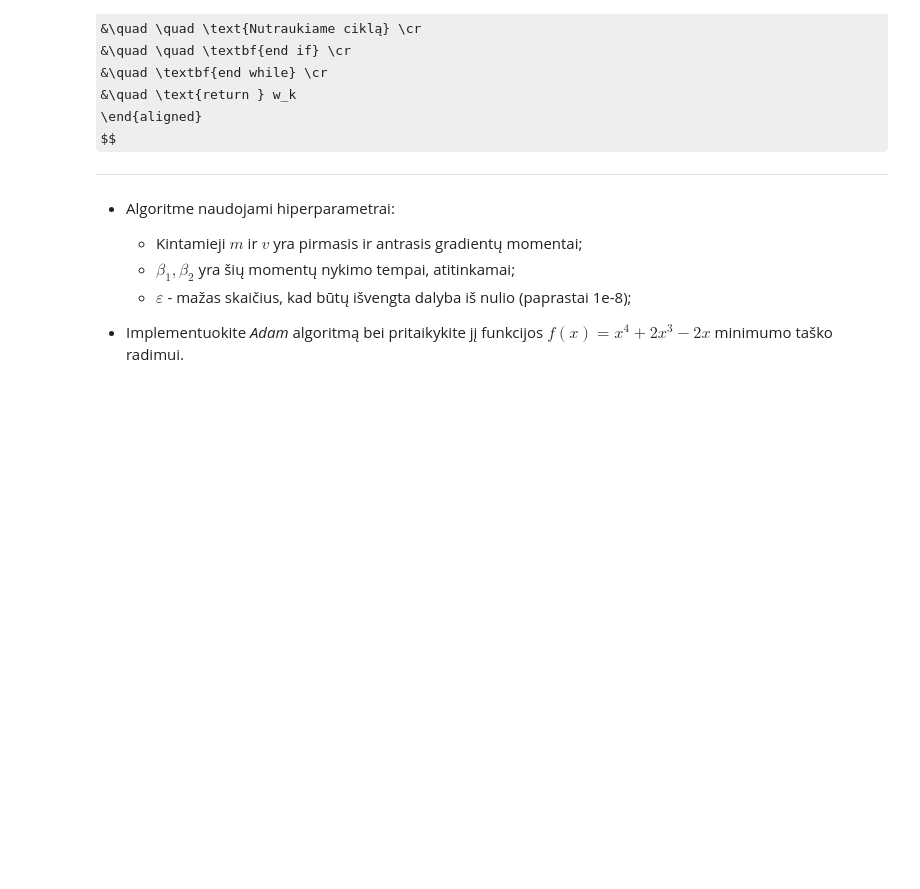
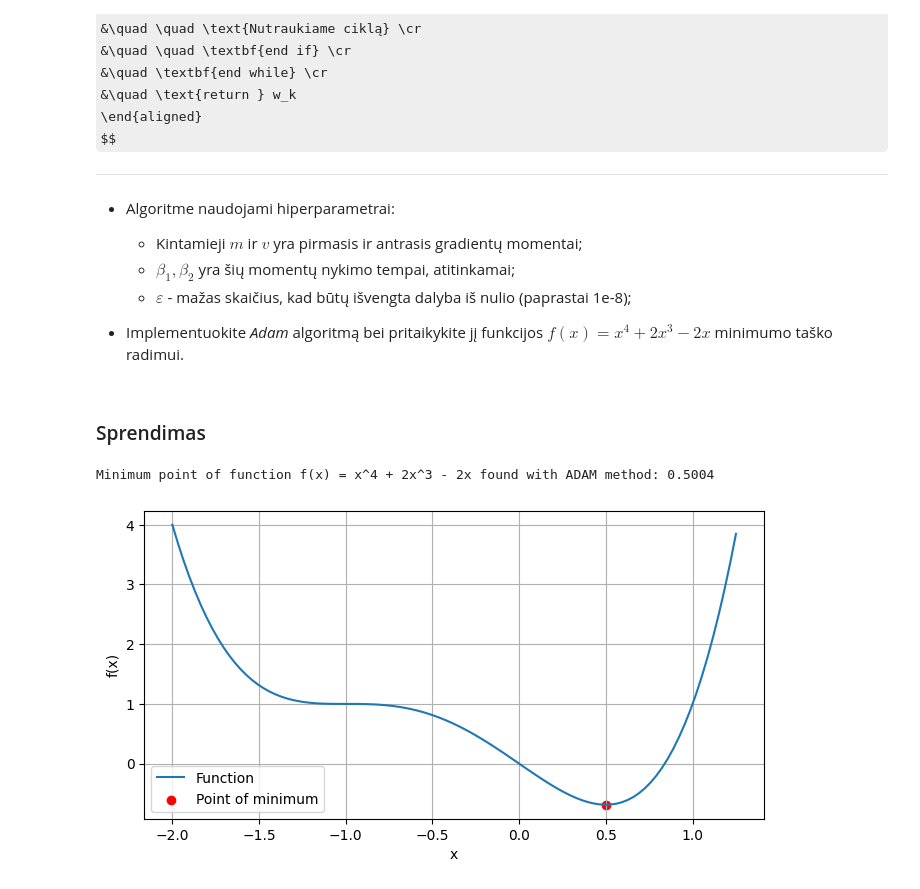
Before and after one commit to ugniusalekna/intro-to-ml, a Jupyter notebook: docs/_sources/notebooks/3-truputis-teorijos.ipynb, the cells around one changed output. Saved outputs shown, nothing was run; the diff lists cells and outputs as text; code cells hidden in the pictures; some formulas as TeX source; blank space fills up the shorter version.

Commit message:
initial commit

```diff
--- a/docs/_sources/notebooks/3-truputis-teorijos.ipynb
+++ b/docs/_sources/notebooks/3-truputis-teorijos.ipynb
@@ -590,3 +473,5 @@ $$
     - $\varepsilon$ - mažas skaičius, kad būtų išvengta dalyba iš nulio (paprastai 1e-8);
 
 - Implementuokite *Adam* algoritmą bei pritaikykite jį funkcijos $f(x) = x^{4}+2x^{3}-2x$ minimumo taško radimui.
+# %% [markdown]
+### Sprendimas
@@ -592,0 +502,28 @@ $$
+# %%
+def f(x):
+    return x**4 + 2*x**3 - 2*x
+
+def df_dx(x):
+    return 4*x**3 + 6*x**2 - 2
+
+initial_x = 1.0
+argmin_x = adam(f, df_dx, initial_x, learning_rate=0.1, num_iterations=1000)
+
+print(f"Minimum point of function f(x) = x^4 + 2x^3 - 2x found with ADAM method: {argmin_x:.4f}")
+# %% [output]
+Minimum point of function f(x) = x^4 + 2x^3 - 2x found with ADAM method: 0.5004
+# %%
+import numpy as np
+import matplotlib.pyplot as plt
+
+x_seq = np.linspace(-2.0, 1.25, 100)
+plt.figure(figsize=(8, 4))
+plt.plot(x_seq, f(x_seq), label='Function')
+plt.scatter(argmin_x, f(argmin_x), color='red', label='Point of minimum')
+plt.xlabel('x')
+plt.ylabel('f(x)')
+plt.legend()
+plt.grid()
+plt.show()
+# %% [output]
+[figure, added]
```
Also changed, not shown: parts of 3 cells of this notebook, 3 other files.
